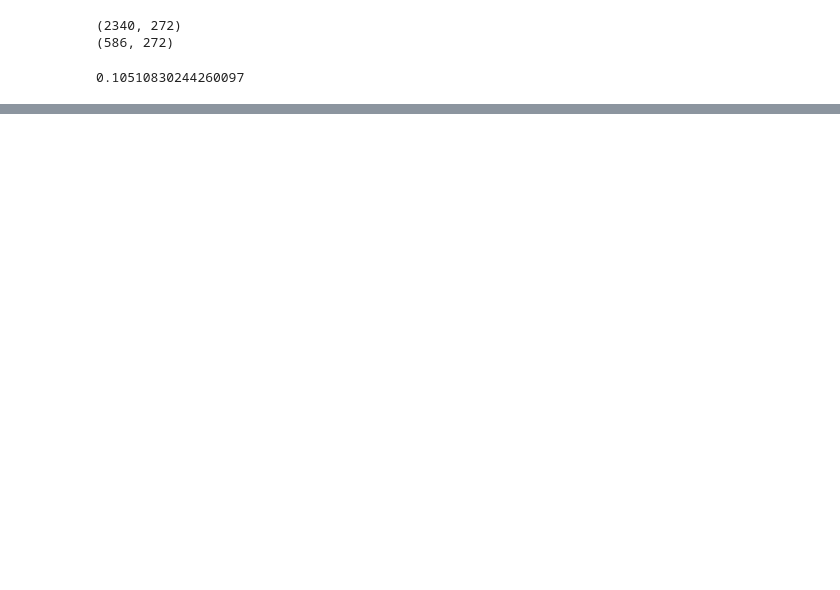
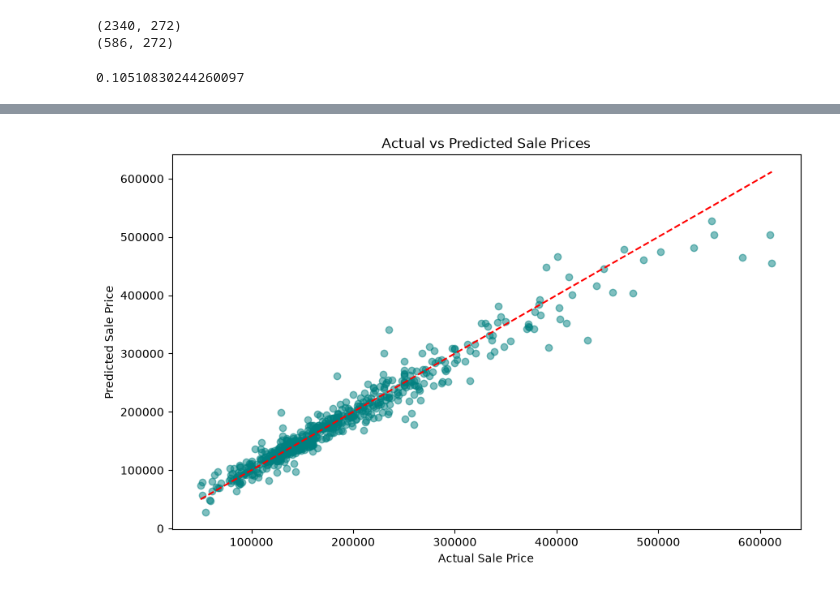
Before and after one commit to tharusha0010/Advanced-House-Price-Predictor, a Jupyter notebook: notebooks/01_eda_and_preprocessing.ipynb, the cells around one changed output, grey strips where cells are left out. Saved outputs shown, nothing was run; the diff lists cells and outputs as text; code cells hidden in the pictures; blank space fills up the shorter version.

```diff
--- a/notebooks/01_eda_and_preprocessing.ipynb
+++ b/notebooks/01_eda_and_preprocessing.ipynb
@@ -192,0 +194,10 @@ Requirement already satisfied: scipy in D:\Projects\Advanced House Price Predict
+# %%
+plt.figure(figsize=(10, 6))
+plt.scatter(np.exp(y_test), np.exp(y_pred), alpha=0.5, color='teal')
+plt.plot([np.exp(y_test).min(), np.exp(y_test).max()], [np.exp(y_test).min(), np.exp(y_test).max()], color='red', linestyle='--')
+plt.title('Actual vs Predicted Sale Prices')
+plt.xlabel('Actual Sale Price')
+plt.ylabel('Predicted Sale Price')
+plt.show()
+# %% [output]
+[figure, added]
```
Also changed, not shown: parts of 9 cells of this notebook, 3 other files.
